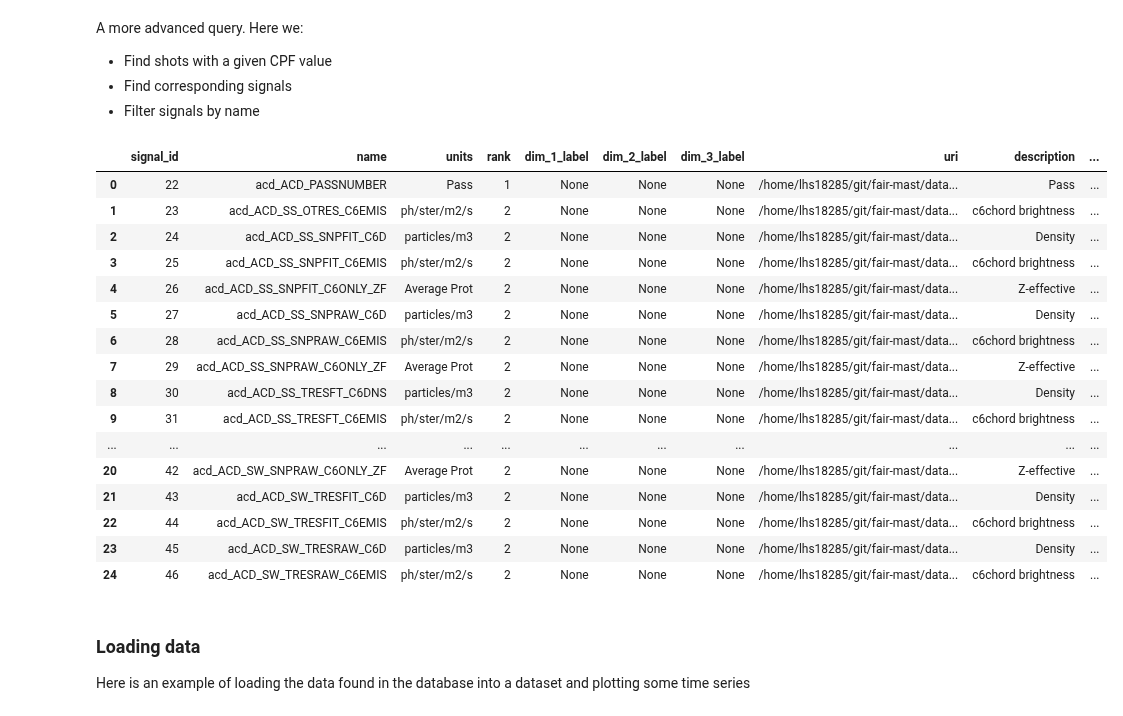
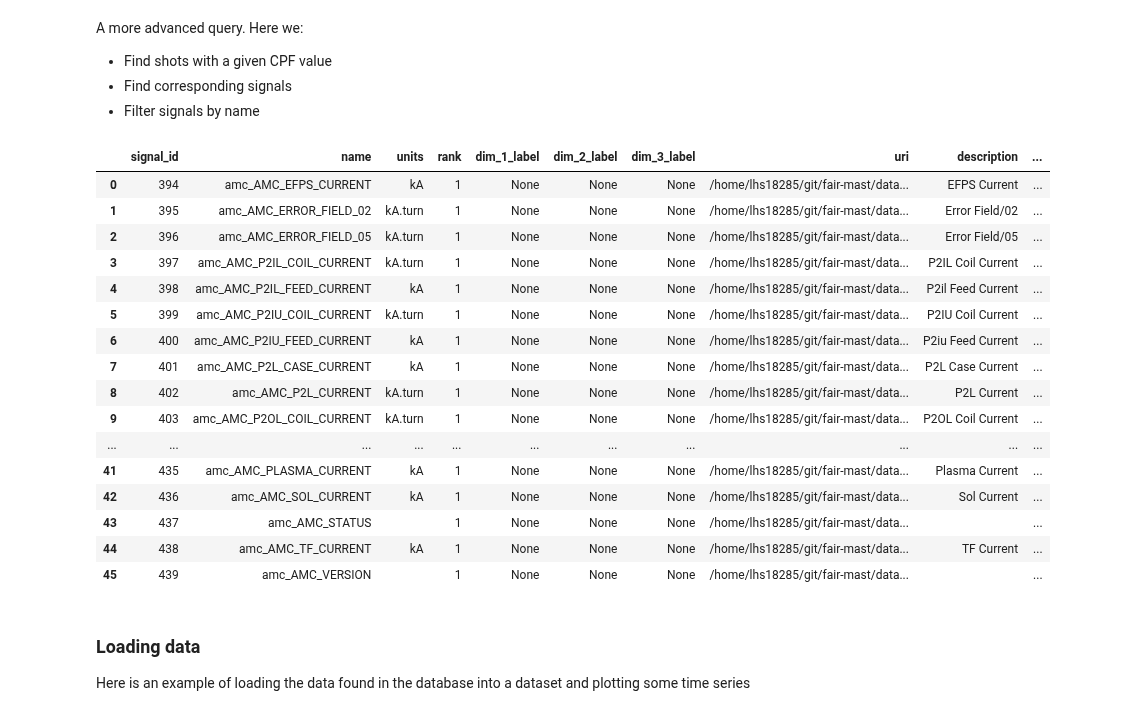
Before and after one commit to ukaea/fair-mast, a Jupyter notebook: db_query_example.ipynb, the cells around one changed output. Cells and saved outputs as stored; diff of their text form; code cells hidden in the pictures.

```diff
--- a/db_query_example.ipynb
+++ b/db_query_example.ipynb
@@ -64,51 +67,52 @@ A more advanced query. Here we:
 
 shots = metadata.tables['shots']
 signals = metadata.tables['signals']
 shot_signal_link = metadata.tables['shot_signal_link']
 
-# Query all shots with zmag_efit > ..04
+# Query all shots with zmag_efit > .04
 qshots = (
     session.query(shots)
           .filter(shots.c.cpf_zmag_efit > .04)
 )
 qshots = pd.read_sql(qshots.statement, con=engine.connect())
 shot_ids = qshots['shot_id'].values
+shot_ids = list(map(str, shot_ids))
 
 # Query for corresponding signal IDs
 qshot_signal = (
     session.query(shot_signal_link.c.signal_id)
     .filter(shot_signal_link.c.shot_id.in_(qshots.shot_id))
     .distinct()
 )
 qshot_signal = pd.read_sql(qshot_signal.statement, con=engine.connect())
 
 # Query for signal data, filter only names containing 'acd'
 qsignal = (
     session.query(signals)
     .filter(signals.c.signal_id.in_(qshot_signal.signal_id))
-    .filter(signals.c.name.contains('acd'))
+    .filter(signals.c.name.contains('amc'))
 )
 
 result = pd.read_sql(qsignal.statement, con=engine.connect())
 result
 # %% [output]
 |  | signal_id | name | units | rank | dim_1_label | dim_2_label | dim_3_label | uri | description | ... |
-| 0 | 22 | acd_ACD_PASSNUMBER | Pass | 1 | None | None | None | /home/lhs18285/git/fair-mast/data... | Pass | ... |
-| 1 | 23 | acd_ACD_SS_OTRES_C6EMIS | ph/ster/m2/s | 2 | None | None | None | /home/lhs18285/git/fair-mast/data... | c6chord brightness | ... |
-| 2 | 24 | acd_ACD_SS_SNPFIT_C6D | particles/m3 | 2 | None | None | None | /home/lhs18285/git/fair-mast/data... | Density | ... |
-| 3 | 25 | acd_ACD_SS_SNPFIT_C6EMIS | ph/ster/m2/s | 2 | None | None | None | /home/lhs18285/git/fair-mast/data... | c6chord brightness | ... |
-| 4 | 26 | acd_ACD_SS_SNPFIT_C6ONLY_ZF | Average Prot | 2 | None | None | None | /home/lhs18285/git/fair-mast/data... | Z-effective | ... |
-| 5 | 27 | acd_ACD_SS_SNPRAW_C6D | particles/m3 | 2 | None | None | None | /home/lhs18285/git/fair-mast/data... | Density | ... |
-| 6 | 28 | acd_ACD_SS_SNPRAW_C6EMIS | ph/ster/m2/s | 2 | None | None | None | /home/lhs18285/git/fair-mast/data... | c6chord brightness | ... |
-| 7 | 29 | acd_ACD_SS_SNPRAW_C6ONLY_ZF | Average Prot | 2 | None | None | None | /home/lhs18285/git/fair-mast/data... | Z-effective | ... |
-| 8 | 30 | acd_ACD_SS_TRESFT_C6DNS | particles/m3 | 2 | None | None | None | /home/lhs18285/git/fair-mast/data... | Density | ... |
-| 9 | 31 | acd_ACD_SS_TRESFT_C6EMIS | ph/ster/m2/s | 2 | None | None | None | /home/lhs18285/git/fair-mast/data... | c6chord brightness | ... |
+| 0 | 394 | amc_AMC_EFPS_CURRENT | kA | 1 | None | None | None | /home/lhs18285/git/fair-mast/data... | EFPS Current | ... |
+| 1 | 395 | amc_AMC_ERROR_FIELD_02 | kA.turn | 1 | None | None | None | /home/lhs18285/git/fair-mast/data... | Error Field/02 | ... |
+| 2 | 396 | amc_AMC_ERROR_FIELD_05 | kA.turn | 1 | None | None | None | /home/lhs18285/git/fair-mast/data... | Error Field/05 | ... |
+| 3 | 397 | amc_AMC_P2IL_COIL_CURRENT | kA.turn | 1 | None | None | None | /home/lhs18285/git/fair-mast/data... | P2IL Coil Current | ... |
+| 4 | 398 | amc_AMC_P2IL_FEED_CURRENT | kA | 1 | None | None | None | /home/lhs18285/git/fair-mast/data... | P2il Feed Current | ... |
+| 5 | 399 | amc_AMC_P2IU_COIL_CURRENT | kA.turn | 1 | None | None | None | /home/lhs18285/git/fair-mast/data... | P2IU Coil Current | ... |
+| 6 | 400 | amc_AMC_P2IU_FEED_CURRENT | kA | 1 | None | None | None | /home/lhs18285/git/fair-mast/data... | P2iu Feed Current | ... |
+| 7 | 401 | amc_AMC_P2L_CASE_CURRENT | kA | 1 | None | None | None | /home/lhs18285/git/fair-mast/data... | P2L Case Current | ... |
+| 8 | 402 | amc_AMC_P2L_CURRENT | kA.turn | 1 | None | None | None | /home/lhs18285/git/fair-mast/data... | P2L Current | ... |
+| 9 | 403 | amc_AMC_P2OL_COIL_CURRENT | kA.turn | 1 | None | None | None | /home/lhs18285/git/fair-mast/data... | P2OL Coil Current | ... |
 | ... | ... | ... | ... | ... | ... | ... | ... | ... | ... | ... |
-| 20 | 42 | acd_ACD_SW_SNPRAW_C6ONLY_ZF | Average Prot | 2 | None | None | None | /home/lhs18285/git/fair-mast/data... | Z-effective | ... |
-| 21 | 43 | acd_ACD_SW_TRESFIT_C6D | particles/m3 | 2 | None | None | None | /home/lhs18285/git/fair-mast/data... | Density | ... |
-| 22 | 44 | acd_ACD_SW_TRESFIT_C6EMIS | ph/ster/m2/s | 2 | None | None | None | /home/lhs18285/git/fair-mast/data... | c6chord brightness | ... |
-| 23 | 45 | acd_ACD_SW_TRESRAW_C6D | particles/m3 | 2 | None | None | None | /home/lhs18285/git/fair-mast/data... | Density | ... |
-| 24 | 46 | acd_ACD_SW_TRESRAW_C6EMIS | ph/ster/m2/s | 2 | None | None | None | /home/lhs18285/git/fair-mast/data... | c6chord brightness | ... |
+| 41 | 435 | amc_AMC_PLASMA_CURRENT | kA | 1 | None | None | None | /home/lhs18285/git/fair-mast/data... | Plasma Current | ... |
+| 42 | 436 | amc_AMC_SOL_CURRENT | kA | 1 | None | None | None | /home/lhs18285/git/fair-mast/data... | Sol Current | ... |
+| 43 | 437 | amc_AMC_STATUS |  | 1 | None | None | None | /home/lhs18285/git/fair-mast/data... |  | ... |
+| 44 | 438 | amc_AMC_TF_CURRENT | kA | 1 | None | None | None | /home/lhs18285/git/fair-mast/data... | TF Current | ... |
+| 45 | 439 | amc_AMC_VERSION |  | 1 | None | None | None | /home/lhs18285/git/fair-mast/data... |  | ... |
 # %% [markdown]
 ### Loading data
 
```
Also changed, not shown: parts of 5 cells of this notebook.
